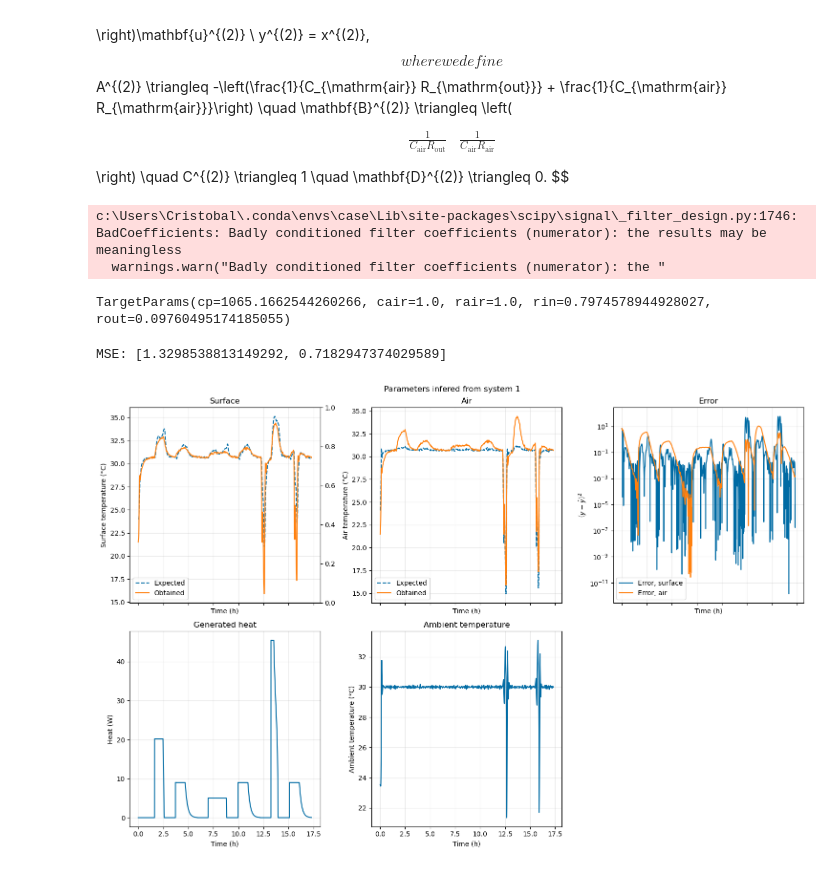
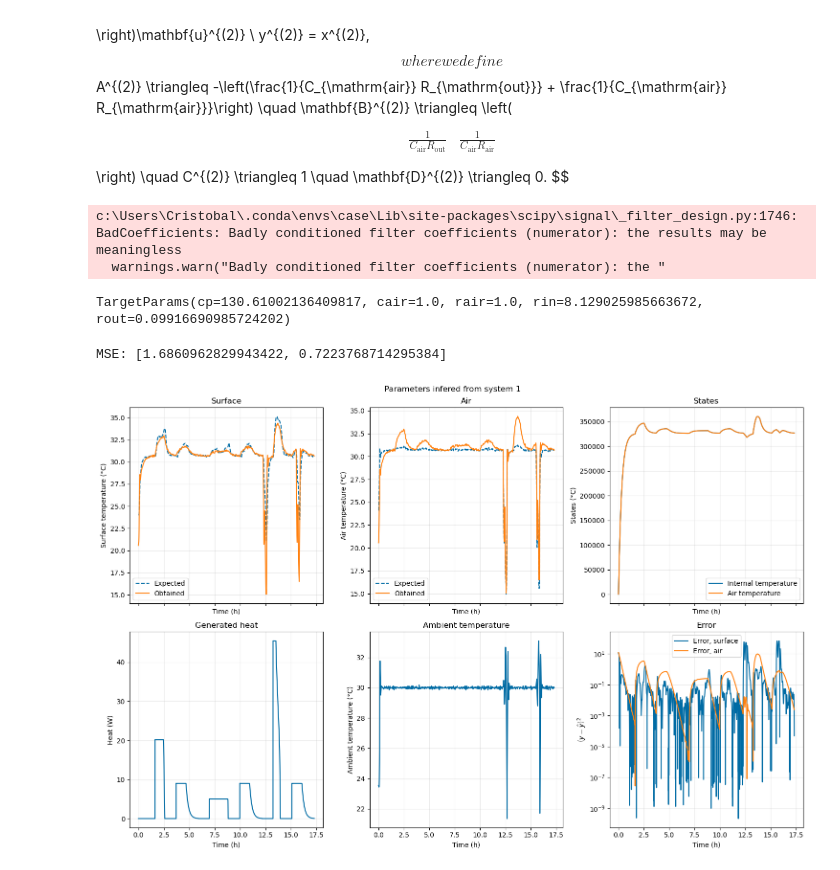
Before and after one commit to prognostics-lab/lion, a Jupyter notebook: data_raw/240209_temptest_C6B2.ipynb, the cells around one changed output. Drawn from its saved outputs; the diff is of its cells as text; code cells hidden in the pictures.

```diff
--- a/data_raw/240209_temptest_C6B2.ipynb
+++ b/data_raw/240209_temptest_C6B2.ipynb
@@ -48,8 +48,17 @@ SAVEFIG_PARAMS = {"dpi": 1000, "bbox_inches": "tight"}
 SAVE = True
 
 
+CELSIUS_TO_KELVIN = 273.15
+
+
 _TRAINING_CUTOFF = 32000
 
 train_data, eval_data = get_data(3, 2, training_cutoff=_TRAINING_CUTOFF)
 t_train, y_train, u_train, x0_train = train_data
 t_eval, y_eval, u_eval, x0_eval = eval_data
+y_train = y_train + CELSIUS_TO_KELVIN
+u_train[:, 0] = u_train[:, 0] + CELSIUS_TO_KELVIN
+x0_train = x0_train + CELSIUS_TO_KELVIN
+y_eval = y_eval + CELSIUS_TO_KELVIN
+x0_eval = x0_eval + CELSIUS_TO_KELVIN
+u_eval[:, 0] = u_eval[:, 0] + CELSIUS_TO_KELVIN
@@ -743,73 +783,85 @@ def generate_evaluation(expected, u, t, x0):
     return _generate_system
 # %%
-params1, cov1 = optimize.curve_fit(generate_sys1(u_train, y_train, x0_train), t_train, y_train[:, 0], np.ones(5))
+params1, cov1 = optimize.curve_fit(generate_sys1(u_train, y_train, x0_train, True), t_train, y_train[:, 0], np.ones(5))
 TargetParams(*params1)
 # %% [output]
 c:\Users\Cristobal\.conda\envs\case\Lib\site-packages\scipy\signal\_filter_design.py:1746: BadCoefficients: Badly conditioned filter coefficients (numerator): the results may be meaningless
   warnings.warn("Badly conditioned filter coefficients (numerator): the "
-TargetParams(cp=1065.1662544260266, cair=1.0, rair=1.0, rin=0.7974578944928027, rout=0.09760495174185055)
+TargetParams(cp=130.61002136409817, cair=1.0, rair=1.0, rin=8.129025985663672, rout=0.09916690985724202)
 # %%
 evaluate_sf = generate_evaluation1(y_eval[:, 0], u_eval, y_eval, t_eval, x0_eval)
-expected_sf, obtained_sf, error_sf = evaluate_sf(TargetParams(*params1))
+expected_sf, obtained_sf, error_sf, x_sf = evaluate_sf(TargetParams(*params1))
 error_sf_square = error_sf ** 2
 mse_sf = error_sf.conjugate().T @ error_sf / len(error_sf)
 evaluate_air = generate_evaluation1(y_eval[:, 1], u_eval, y_eval, t_eval, x0_eval)
-expected_air, obtained_air, error_air = evaluate_air(TargetParams(*params1))
+expected_air, obtained_air, error_air, x_air = evaluate_air(TargetParams(*params1))
 error_air_square = error_air ** 2
 mse_air = error_air.conjugate().T @ error_air / len(error_air)
 print(f"MSE: {[mse_sf, mse_air]}")
 
+expected_sf = expected_sf - CELSIUS_TO_KELVIN
+obtained_sf = obtained_sf - CELSIUS_TO_KELVIN
+x_sf = x_sf - CELSIUS_TO_KELVIN
+expected_air = expected_air - CELSIUS_TO_KELVIN
+obtained_air = obtained_air - CELSIUS_TO_KELVIN
+x_air = x_air - CELSIUS_TO_KELVIN
+
 fig, ((ax1, ax2, ax3), (ax4, ax5, ax6)) = plt.subplots(2, 3, figsize=(15, 10), sharex=True)
 
-ax1_2 = ax1.twinx()
 ax1.plot(t_eval / 3600, expected_sf, label="Expected", linestyle="--")
 ax1.plot(t_eval / 3600, obtained_sf, label="Obtained")
 ax2.plot(t_eval / 3600, expected_air, label="Expected", linestyle="--")
 ax2.plot(t_eval / 3600, obtained_air, label="Obtained")
-ax3.plot(t_eval / 3600, error_sf_square, label="Error, surface")
-ax3.plot(t_eval / 3600, error_air_square, label="Error, air")
+ax3.plot(t_eval / 3600, x_sf, label="Internal temperature")
+ax3.plot(t_eval / 3600, x_air, label="Air temperature")
+ax6.plot(t_eval / 3600, error_sf_square, label="Error, surface")
+ax6.plot(t_eval / 3600, error_air_square, label="Error, air")
 
 ax4.plot(t_eval / 3600, u_eval[:, 1], label="Generated heat")
-ax5.plot(t_eval / 3600, u_eval[:, 0], label="Ambient temperature")
-ax6.remove()
+ax5.plot(t_eval / 3600, u_eval[:, 0] - CELSIUS_TO_KELVIN, label="Ambient temperature")
 
 ax1.set_xlabel("Time (h)")
 ax1.set_ylabel("Surface temperature (°C)")
 ax2.set_xlabel("Time (h)")
 ax2.set_ylabel("Air temperature (°C)")
 ax3.set_xlabel("Time (h)")
-ax3.set_ylabel("$\\left(y - \\hat y\\right)^2$")
+ax3.set_ylabel("States (°C)")
 ax4.set_xlabel("Time (h)")
 ax4.set_ylabel("Heat (W)")
 ax5.set_xlabel("Time (h)")
 ax5.set_ylabel("Ambient temperature (°C)")
+ax6.set_xlabel("Time (h)")
+ax6.set_ylabel("$\\left(y - \\hat y\\right)^2$")
 
 ax1.set_title("Surface")
 ax2.set_title("Air")
-ax3.set_title("Error")
+ax3.set_title("States")
 ax4.set_title("Generated heat")
 ax5.set_title("Ambient temperature")
+ax6.set_title("Error")
 
 ax1.legend()
 ax2.legend()
 ax3.legend()
+ax6.legend()
 ax1.grid(alpha=0.25)
 ax2.grid(alpha=0.25)
 ax3.grid(alpha=0.25)
 ax4.grid(alpha=0.25)
 ax5.grid(alpha=0.25)
+ax6.grid(alpha=0.25)
 
-ax3.set_yscale("log")
+ax6.set_yscale("log")
 fig.suptitle("Parameters infered from system 1")
 
 fig.tight_layout()
 
 if SAVE:
     fig.savefig(os.path.join(IMG_DIR, f"decoupled-sys1.{SAVE_FMT}"), **SAVEFIG_PARAMS)
 plt.show()
 # %% [output]
-MSE: [1.3298538813149292, 0.7182947374029589]
+MSE: [1.6860962829943422, 0.7223768714295384]
-[figure, old version]
+[figure, new version]
 # %%
 def _wrapper(u, y, x0, params):
     def _fn(t, cair, rair):
```
Also changed, not shown: parts of 8 cells of this notebook.
